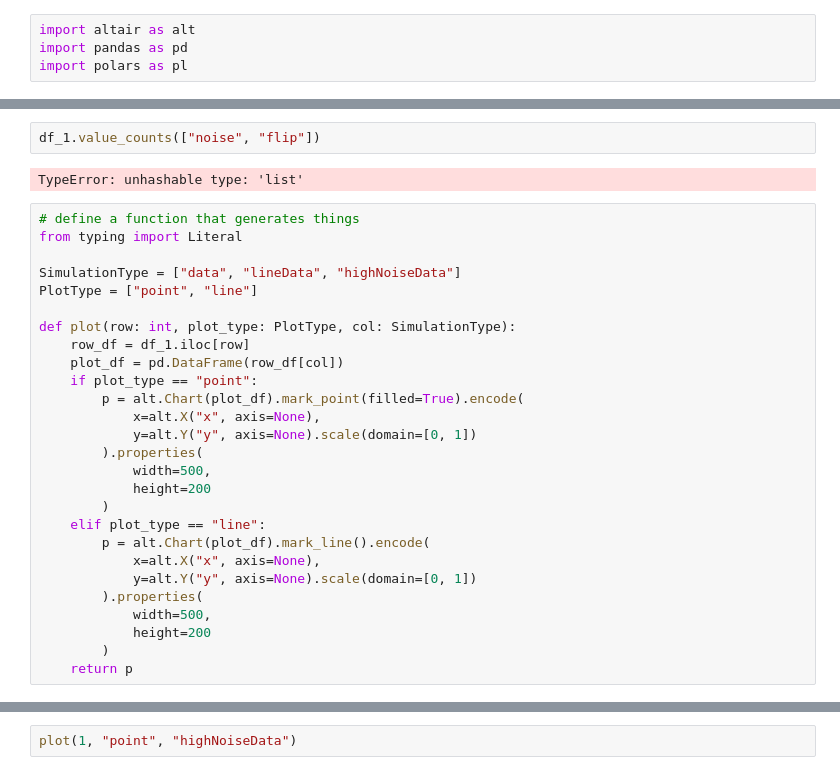
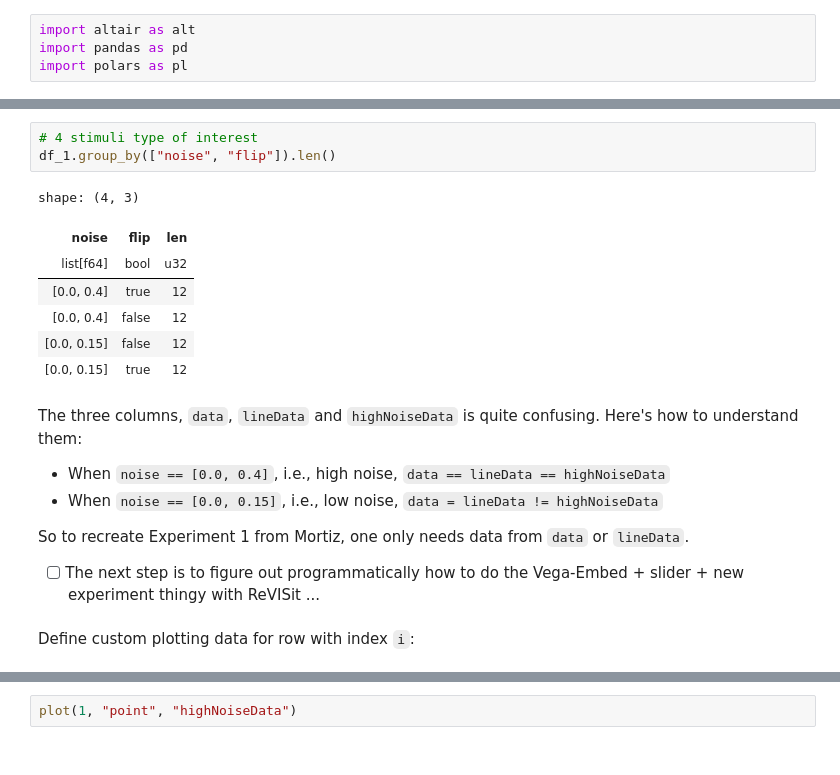
Before and after one commit to mika-long/vis-decode-analysis, a Jupyter notebook: analysis/moritz/Stimuli.ipynb, the cells around one changed output, grey strips where cells are left out. Cells and saved outputs as stored; diff of their text form.

```diff
--- a/analysis/moritz/Stimuli.ipynb
+++ b/analysis/moritz/Stimuli.ipynb
@@ -90,31 +30,22 @@ df_1.head(5)
-# %%
-df_1.value_counts(["noise", "flip"])
-# %% [output]
-TypeError: unhashable type: 'list'
-# %%
-# define a function that generates things
-from typing import Literal
-
-SimulationType = ["data", "lineData", "highNoiseData"]
-PlotType = ["point", "line"]
-
-def plot(row: int, plot_type: PlotType, col: SimulationType):
-    row_df = df_1.iloc[row]
-    plot_df = pd.DataFrame(row_df[col])
-    if plot_type == "point":
-        p = alt.Chart(plot_df).mark_point(filled=True).encode(
-            x=alt.X("x", axis=None),
-            y=alt.Y("y", axis=None).scale(domain=[0, 1])
-        ).properties(
-            width=500,
-            height=200
-        )
-    elif plot_type == "line":
-        p = alt.Chart(plot_df).mark_line().encode(
-            x=alt.X("x", axis=None),
-            y=alt.Y("y", axis=None).scale(domain=[0, 1])
-        ).properties(
-            width=500,
-            height=200
-        )
-    return p
+# %%
+# 4 stimuli type of interest
+df_1.group_by(["noise", "flip"]).len()
+# %% [output]
+shape: (4, 3)
+| noise | flip | len |
+| list[f64] | bool | u32 |
+| [0.0, 0.4] | true | 12 |
+| [0.0, 0.4] | false | 12 |
+| [0.0, 0.15] | false | 12 |
+| [0.0, 0.15] | true | 12 |
+# %% [markdown]
+The three columns, `data`, `lineData` and `highNoiseData` is quite confusing. Here's how to understand them:
+
+- When `noise == [0.0, 0.4]`, i.e., high noise, `data == lineData == highNoiseData`
+- When `noise == [0.0, 0.15]`, i.e., low noise, `data = lineData != highNoiseData`
+
+So to recreate Experiment 1 from Mortiz, one only needs data from `data` or `lineData`.
+
+- [ ] The next step is to figure out programmatically how to do the Vega-Embed + slider + new experiment thingy with ReVISit ...
+# %% [markdown]
+Define custom plotting data for row with index `i`:
```
Also changed, not shown: parts of 24 cells of this notebook.
